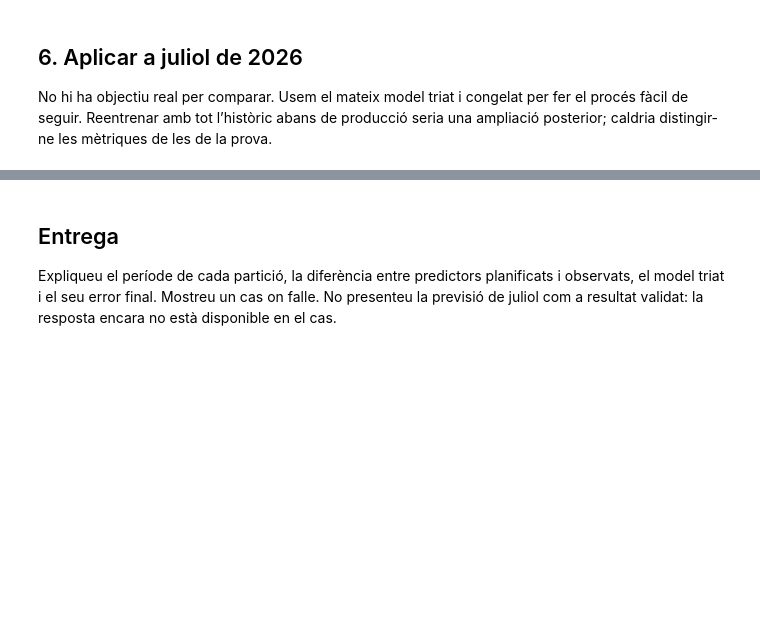
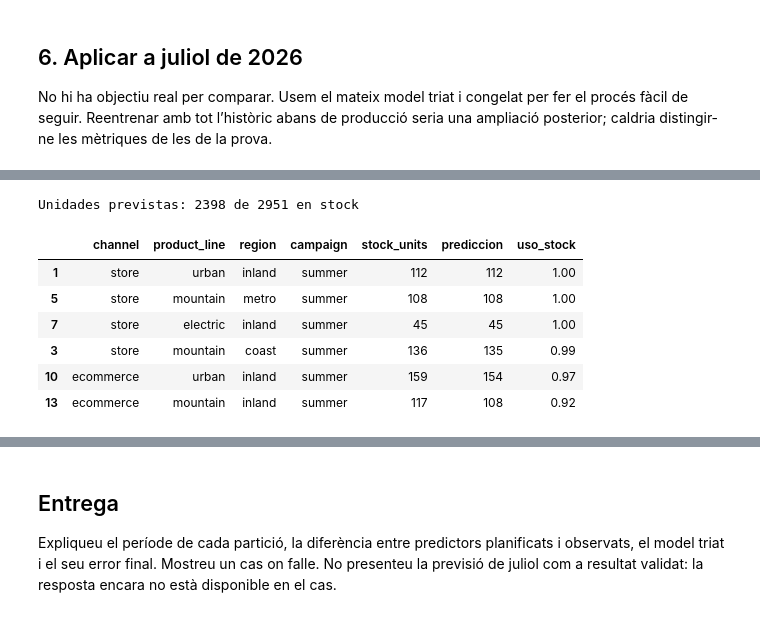
Before and after one commit to ComfyPenguin/BiciTierra_Market, a Jupyter notebook: notebooks/02_modelatge_baseline.ipynb, the cells around one changed output, grey strips where cells are left out. Drawn from its saved outputs; the diff is of its cells as text; code cells hidden in the pictures; blank space fills up the shorter version.

```diff
--- a/notebooks/02_modelatge_baseline.ipynb
+++ b/notebooks/02_modelatge_baseline.ipynb
@@ -286,0 +367,16 @@ forecast
+# %%
+# Series en las que la predicción toca el stock disponible
+julio = future[KEY + ['campaign', 'stock_units']].copy()
+julio['prediccion'] = forecast['predicted_sales_units']
+julio['uso_stock'] = (julio['prediccion'] / julio['stock_units']).round(2)
+print('Unidades previstas:', julio['prediccion'].sum(), 'de', julio['stock_units'].sum(), 'en stock')
+julio.sort_values('uso_stock', ascending=False).head(6)
+# %% [output]
+Unidades previstas: 2398 de 2951 en stock
+|  | channel | product_line | region | campaign | stock_units | prediccion | uso_stock |
+| 1 | store | urban | inland | summer | 112 | 112 | 1.00 |
+| 5 | store | mountain | metro | summer | 108 | 108 | 1.00 |
+| 7 | store | electric | inland | summer | 45 | 45 | 1.00 |
+| 3 | store | mountain | coast | summer | 136 | 135 | 0.99 |
+| 10 | ecommerce | urban | inland | summer | 159 | 154 | 0.97 |
+| 13 | ecommerce | mountain | inland | summer | 117 | 108 | 0.92 |
```
Also changed, not shown: parts of 7 cells of this notebook, 3 other files.
